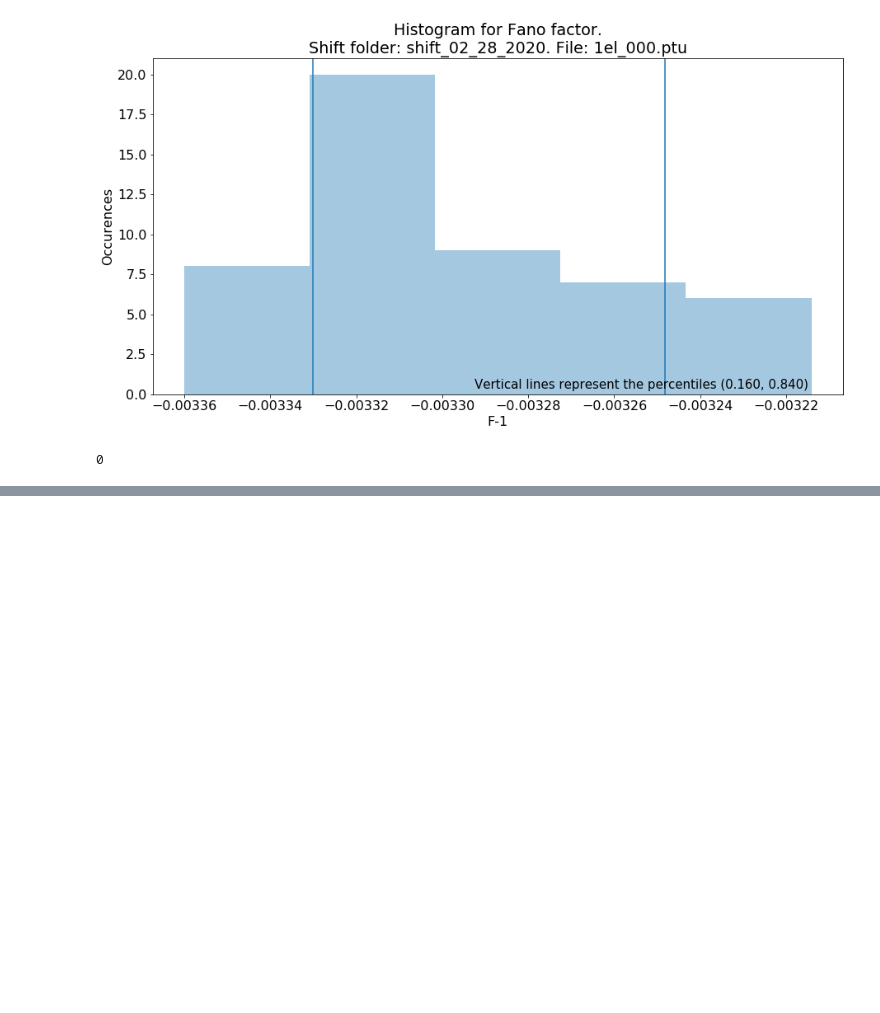
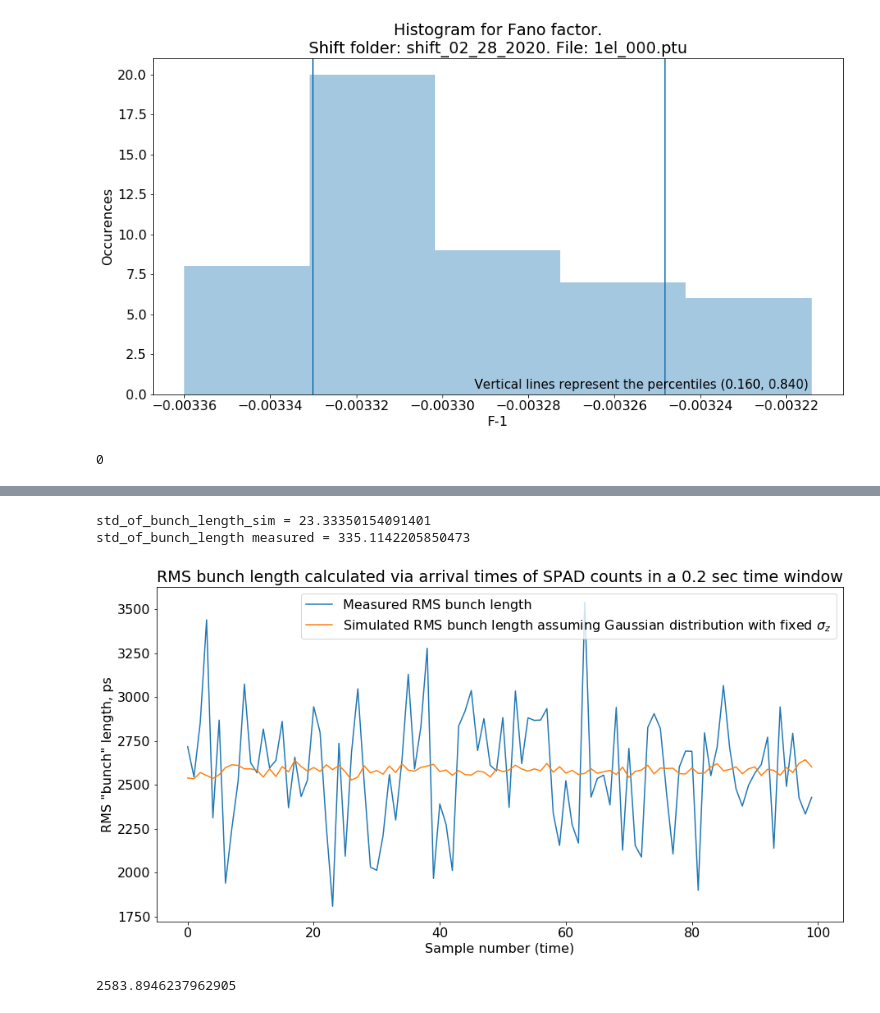
Before and after one commit to IharLobach/ursse, a Jupyter notebook: analyzing_collected_data/shifts/shift_02_28_2020/analyzing_one_file.ipynb, the cells around one changed output, grey strips where cells are left out. Drawn from its saved outputs; the diff is of its cells as text; code cells hidden in the pictures; blank space fills up the shorter version.

Commit message:
added time structure analysis

```diff
--- a/analyzing_collected_data/shifts/shift_02_28_2020/analyzing_one_file.ipynb
+++ b/analyzing_collected_data/shifts/shift_02_28_2020/analyzing_one_file.ipynb
@@ -71,0 +106,34 @@ sum(fanos == np.nan)
+# %%
+chunks = split_into_chunks(df,100,n_revolutions,gate)
+# %%
+bunch_lengths = [np.std(chunk) for chunk in chunks]
+average_bunch_length = np.mean(bunch_lengths)
+counts = [len(chunk) for chunk in chunks]
+mean_counts = np.mean(counts)
+# %%
+def generate_one_rms_bunch_length():
+    s = np.random.poisson(lam=mean_counts)
+    delays = np.random.normal(loc=0,scale=average_bunch_length,size=int(mean_counts))
+    return np.std(delays)
+bunch_lengths_sim = [generate_one_rms_bunch_length() for c in chunks]
+std_of_bunch_length_sim = np.std(bunch_lengths_sim)
+print("std_of_bunch_length_sim = {}".format(std_of_bunch_length_sim))
+std_of_bunch_length = np.std(bunch_lengths)
+print("std_of_bunch_length measured = {}".format(std_of_bunch_length))
+# %% [output]
+std_of_bunch_length_sim = 23.33350154091401
+std_of_bunch_length measured = 335.1142205850473
+# %%
+plt.plot(bunch_lengths, label='Measured RMS bunch length')
+plt.plot(bunch_lengths_sim, label='Simulated RMS bunch length assuming Gaussian distribution with fixed $\sigma_z$')
+plt.ylabel('RMS "bunch" length, ps')
+plt.xlabel('Sample number (time)')
+plt.legend()
+plt.title('RMS bunch length calculated via arrival times of SPAD counts in a 0.2 sec time window')
+plt.show()
+# %% [output]
+[figure, added]
+# %%
+np.mean(bunch_lengths)
+# %% [output]
+2583.8946237962905
```
Also changed, not shown: parts of 10 cells of this notebook, 1 other file.
